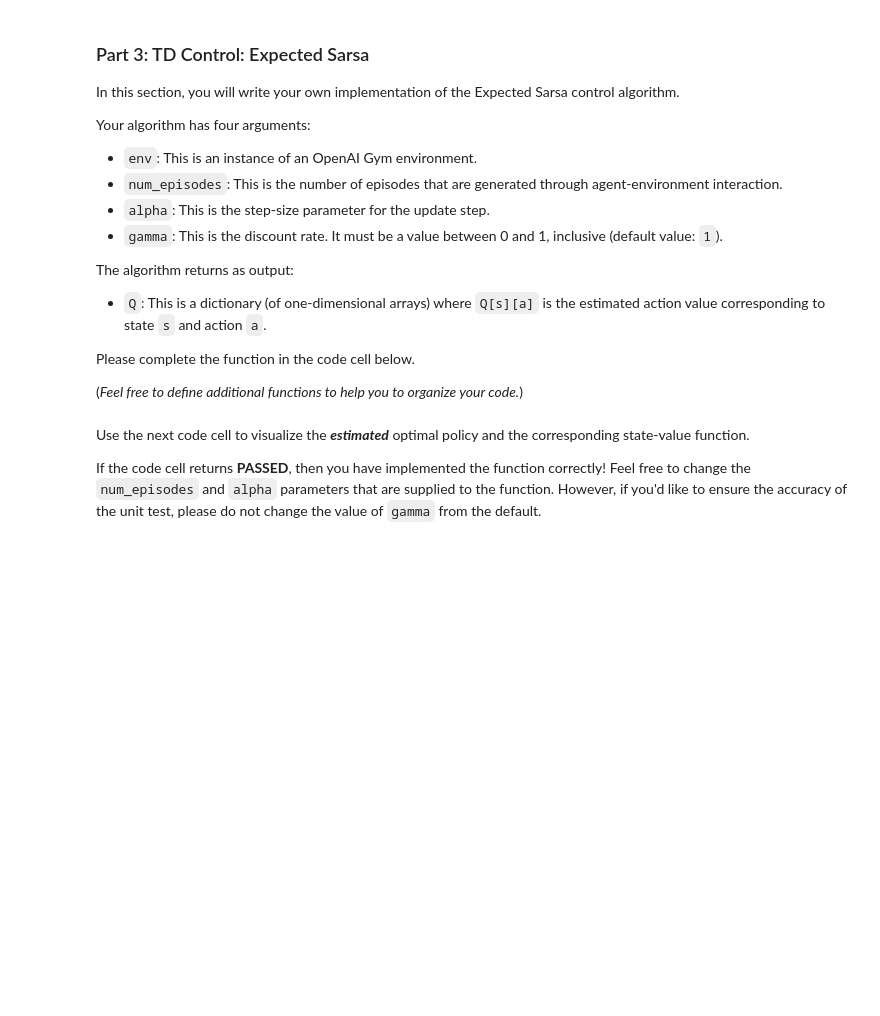
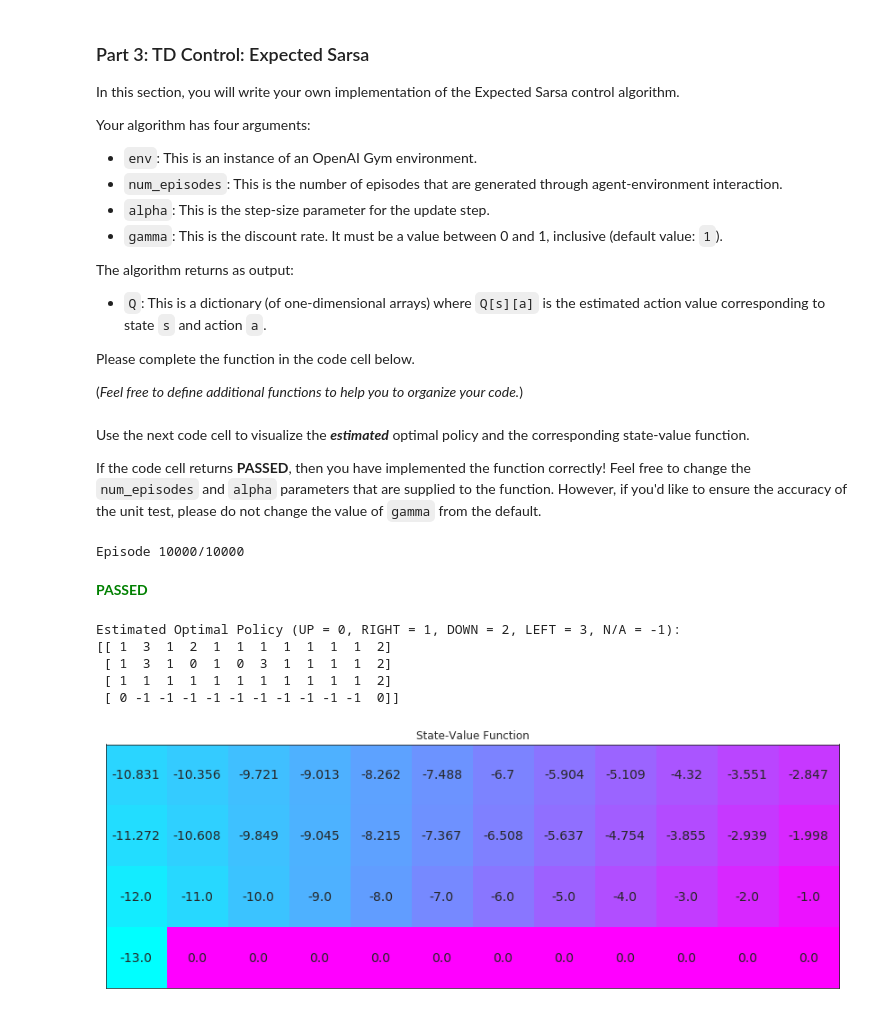
Before and after one commit to jpmcarrilho/deep-reinforcement-learning-nanodegree, a Jupyter notebook: temporal-difference/Temporal_Difference.ipynb, the cells around one changed output. Drawn from its saved outputs; the diff is of its cells as text; code cells hidden in the pictures; blank space fills up the shorter version.

Commit message:
Solving with expected Sarsa

```diff
--- a/temporal-difference/Temporal_Difference.ipynb
+++ b/temporal-difference/Temporal_Difference.ipynb
@@ -262,9 +262,39 @@ The algorithm returns as output:
 Please complete the function in the code cell below.
 
 (_Feel free to define additional functions to help you to organize your code._)
+# %%
+def observe_and_act(env,Q,epsilon,alpha,nA,gamma):
+    """ generates and episode using epsilon-greedy policy
+        depends of env: an enviroment, Q: dictionary of action value function, epsilon: value of the constant from de e-greedy policy
+        and nA: number of actions in the environment action space"""
+    state = env.reset() ##restarts the environment
+    action = np.random.choice(np.arange(nA), p= get_probs(Q[state],epsilon,nA)) \
+                                            if state in Q else env.action_space.sample() ##choses the action using the e-greedy policy
+            ##calls get_probs functions to calculate the porbalities of each possible action in the current state,
+            ##do this only if it's a virst visit to the Q table, else, sample an action.
+    for t in range(300):
+        next_state,reward,done,info = env.step(action) ## uses the previously selected action to interact with the env
+        next_action = np.argmax(Q[next_state])
+        actions_p = get_probs(Q[next_state],epsilon,nA)
+        old_Q = Q[state][action]
+        Q[state][action] = old_Q + alpha*(reward + gamma*(sum(actions_p*Q[next_state])) - old_Q)
+        action = next_action
+        state=next_state
+        if done:
+            return Q
+            break
+    return Q
+def get_probs(Q_s,epsilon, nA):
+    """ obtains the action probabilities corresponding to e-greedy policy """
+    policy_s = np.ones(nA) * epsilon/nA ##creates array with equal probability to all actions
+    best_a = np.argmax(Q_s) ## finds the action that maximex Q in the state used to call this function
+    policy_s[best_a] = 1 - epsilon + (epsilon/nA) ## uses the equation to calculate the e-greedy probability
+        ##in the the best action
+    return policy_s
 # %%
 def expected_sarsa(env, num_episodes, alpha, gamma=1.0):
     # initialize empty dictionary of arrays
+    nA = env.action_space.n
     Q = defaultdict(lambda: np.zeros(env.nA))
     # loop over episodes
     for i_episode in range(1, num_episodes+1):
@@ -273,7 +303,8 @@ def expected_sarsa(env, num_episodes, alpha, gamma=1.0):
             print("\rEpisode {}/{}".format(i_episode, num_episodes), end="")
             sys.stdout.flush()
 
-        ## TODO: complete the function
+        epsilon =1/i_episode ##ensures epsilon decays but not too much
+        Q = observe_and_act(env,Q,epsilon,alpha,nA=nA,gamma=1) ## updates Q table
 
     return Q
 # %% [markdown]
@@ -282,13 +313,22 @@ Use the next code cell to visualize the **_estimated_** optimal policy and the c
 If the code cell returns **PASSED**, then you have implemented the function correctly!  Feel free to change the `num_episodes` and `alpha` parameters that are supplied to the function.  However, if you'd like to ensure the accuracy of the unit test, please do not change the value of `gamma` from the default.
 # %%
 # obtain the estimated optimal policy and corresponding action-value function
-Q_expsarsa = expected_sarsa(env, 10000, 1)
+Q_expsarsa = expected_sarsa(env, 10000, alpha=.01)
 
 # print the estimated optimal policy
 policy_expsarsa = np.array([np.argmax(Q_expsarsa[key]) if key in Q_expsarsa else -1 for key in np.arange(48)]).reshape(4,12)
 check_test.run_check('td_control_check', policy_expsarsa)
 print("\nEstimated Optimal Policy (UP = 0, RIGHT = 1, DOWN = 2, LEFT = 3, N/A = -1):")
 print(policy_expsarsa)
 
 # plot the estimated optimal state-value function
 plot_values([np.max(Q_expsarsa[key]) if key in Q_expsarsa else 0 for key in np.arange(48)])
+# %% [output]
+Episode 10000/10000
+**<span style="color: green;">PASSED</span>**
+Estimated Optimal Policy (UP = 0, RIGHT = 1, DOWN = 2, LEFT = 3, N/A = -1):
+[[ 1  3  1  2  1  1  1  1  1  1  1  2]
+ [ 1  3  1  0  1  0  3  1  1  1  1  2]
+ [ 1  1  1  1  1  1  1  1  1  1  1  2]
+ [ 0 -1 -1 -1 -1 -1 -1 -1 -1 -1 -1  0]]
+[figure, added]
```
Also changed, not shown: parts of 1 cell of this notebook.
